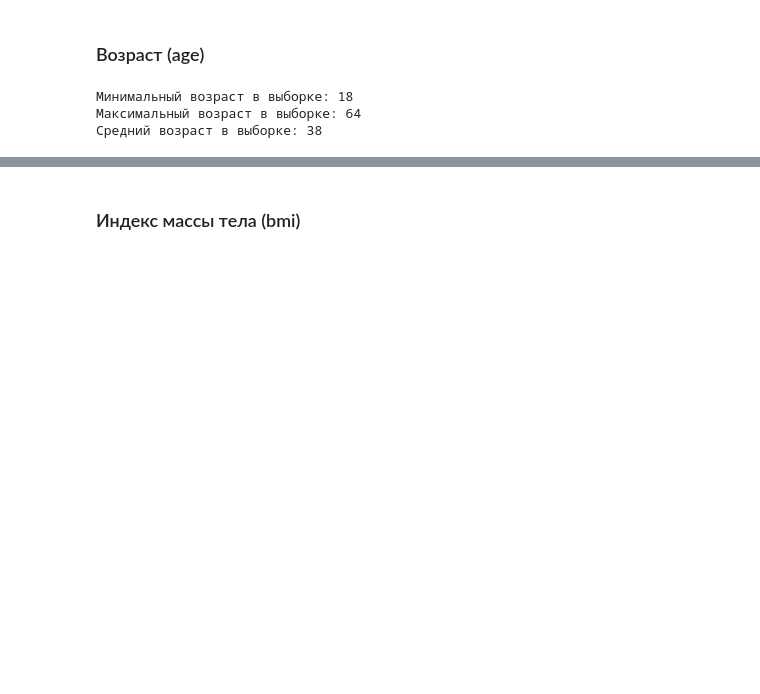
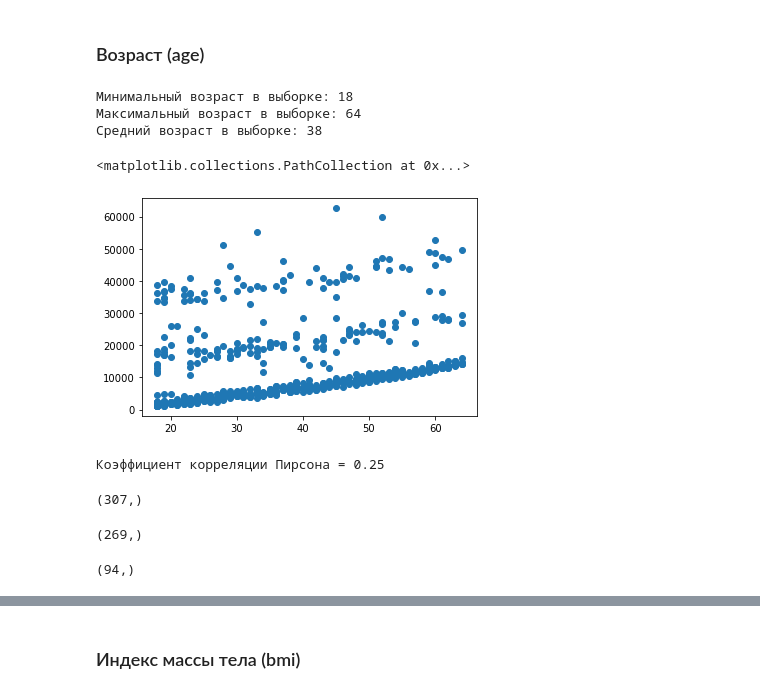
Before and after one commit to Lipetskiy/DE_Sprint, a Jupyter notebook: practicum_3/practicum_3.ipynb, the cells around one changed output, grey strips where cells are left out. Cells and saved outputs as stored; diff of their text form; code cells hidden in the pictures; blank space fills up the shorter version.

```diff
--- a/practicum_3/practicum_3.ipynb
+++ b/practicum_3/practicum_3.ipynb
@@ -128,3 +128,24 @@ print(f'Средний возраст в выборке: {round(age.mean())}')
 Минимальный возраст в выборке: 18
 Максимальный возраст в выборке: 64
 Средний возраст в выборке: 38
+# %%
+plt.scatter(age, charges)
+# %% [output]
+<matplotlib.collections.PathCollection at 0x...>
+[figure, added]
+# %%
+print(f'Коэффициент корреляции Пирсона = {round(np.corrcoef(age, charges)[0][1], 2)}')
+# %% [output]
+Коэффициент корреляции Пирсона = 0.25
+# %%
+age[age<36].shape
+# %% [output]
+(307,)
+# %%
+age[age>35][age[age>35]<56].shape
+# %% [output]
+(269,)
+# %%
+age[age>55].shape
+# %% [output]
+(94,)
```
Also changed, not shown: parts of 13 cells of this notebook.
